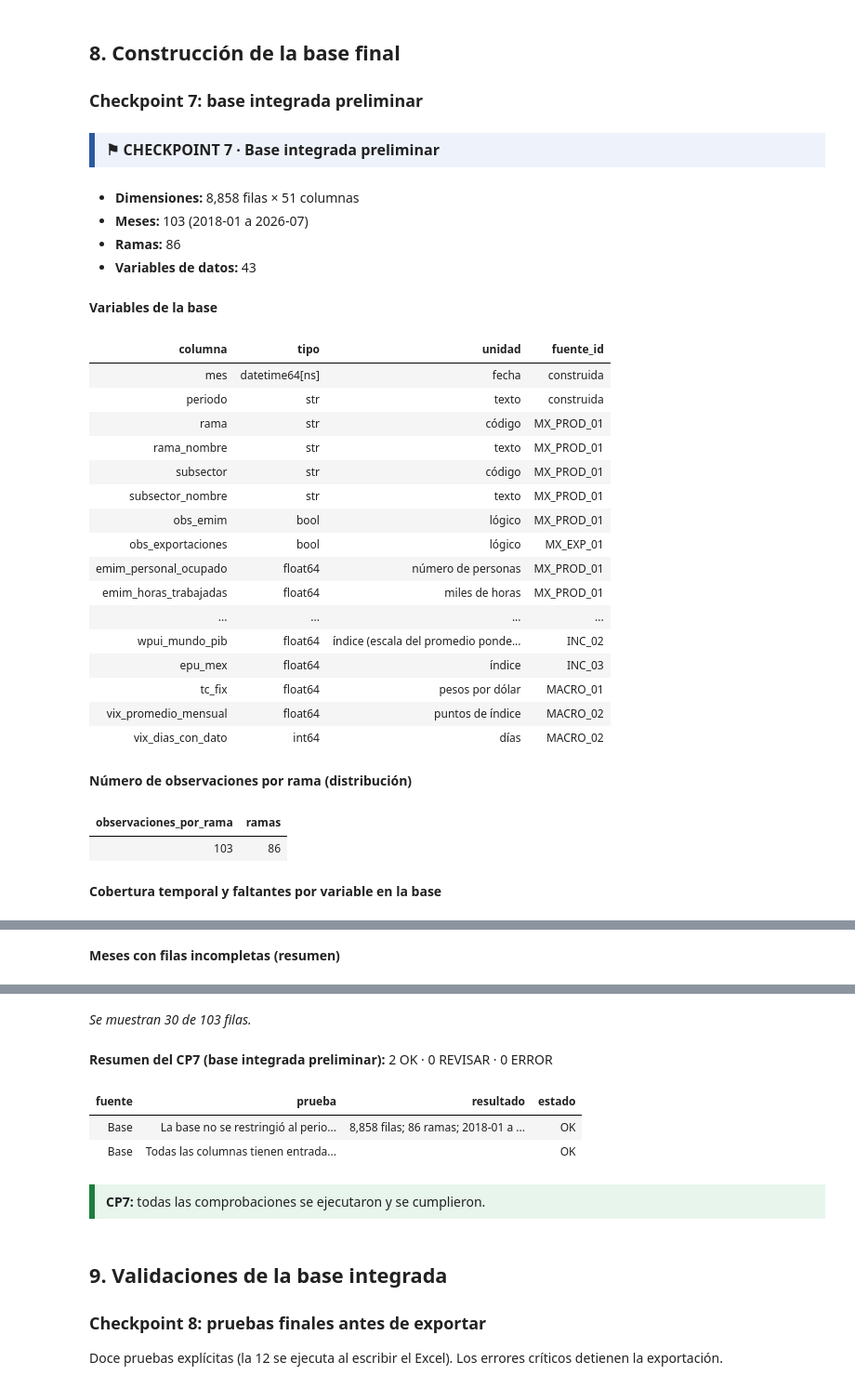
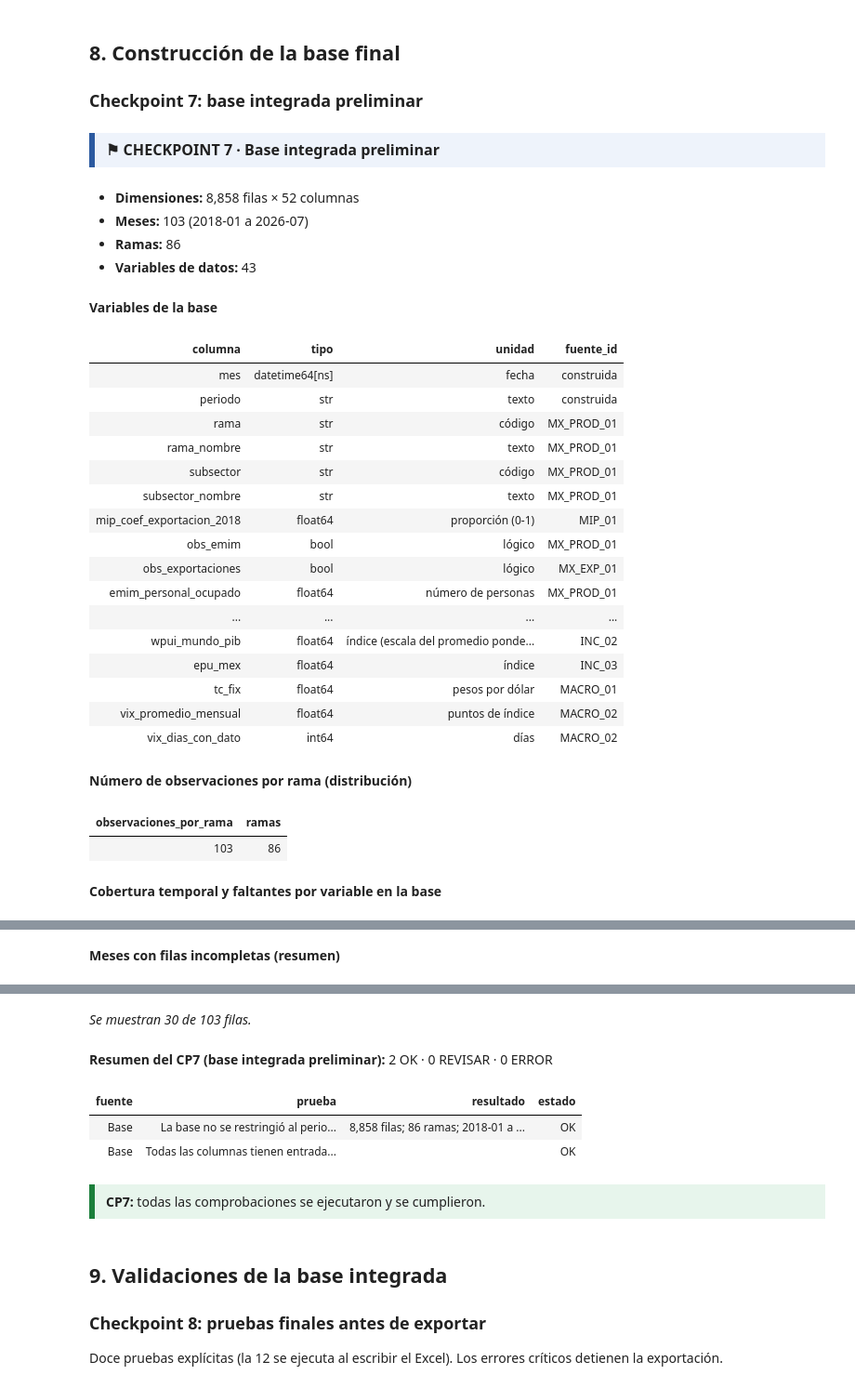
Before and after one commit to aabermejoq/Incertidumbre-Comercial, a Jupyter notebook: code/Python/01_preparacion_base_integrada.ipynb, the cells around one changed output, grey strips where cells are left out. Shown at 93% size. Drawn from its saved outputs; the diff is of its cells as text; code cells hidden in the pictures.

```diff
--- a/code/Python/01_preparacion_base_integrada.ipynb
+++ b/code/Python/01_preparacion_base_integrada.ipynb
@@ -405,6 +412,7 @@ fuentes = pd.DataFrame([
     ("CLAS_03", "data/raw/clasificadores/census_naics_2022_codigos.xlsx", "Códigos NAICS 2022 (Census)"),
     ("CLAS_04", "data/raw/clasificadores/census_concordancia_naics_2022_2017.xlsx", "Concordancia NAICS 2022 -> 2017 (Census)"),
     ("CLAS_05", "data/raw/clasificadores/census_concordancia_naics_2017_2012.xlsx", "Concordancia NAICS 2017 -> 2012 (Census)"),
+    ("MIP_01", "data/raw/mip/inegi_mip2018_coef_exportacion_rama.xlsx", "Coeficiente de exportación por rama, MIP 2018 (INEGI)"),
     ("DOC_CORR", "docs/correspondencia_rama_inpp.csv", "Correspondencia rama EMIM -> serie INPP del subsector"),
     ("DOC_INV", "docs/inventario_fuentes.csv", "Inventario de fuentes (huellas SHA-256)"),
 ], columns=["id", "ruta", "contenido"])
@@ -536,6 +544,7 @@ crudos["tc"] = leer_texto(ruta("MACRO_01"), 0)
 crudos["vix"] = leer_csv_texto(ruta("MACRO_02"))
 crudos["inpp"] = leer_texto(ruta("PRECIOS_01"), "INPP")
 crudos["corr"] = leer_csv_texto(ruta("DOC_CORR"))
+crudos["mip"] = leer_texto(ruta("MIP_01"), 0)
 tabla(pd.DataFrame([(k, *(v.shape if isinstance(v, pd.DataFrame) else (None, None)),
                      "hoja/archivo" if isinstance(v, pd.DataFrame) else f"{len(v)} hojas") for k, v in crudos.items()],
                    columns=["objeto", "filas", "columnas", "detalle"]), "Objetos leídos (lectura cruda, sin transformar)")
@@ -1489,0 +1504,21 @@ registrar("CP3", "DOC_CORR", "La serie INPP asignada corresponde al subsector de
+# %%
+mx = crudos["mip"]
+f_mip = np.flatnonzero((mx.c2.map(norm_txt) == "rama").to_numpy())
+exigir(len(f_mip) == 1 and norm_txt(mx.c3.iloc[f_mip[0]]) == "export", "MIP: no se encontró el encabezado 'Rama' / 'Export'.")
+dm = mx.iloc[f_mip[0] + 1:].dropna(subset=["c1"])
+mip = pd.DataFrame({"rama": dm.c1.str.strip().str.replace(r"\.0+$", "", regex=True),
+                    "rama_mip": dm.c2.str.strip(),
+                    "mip_coef_exportacion_2018": convertir_num(dm.c3, "MIP_01", "Export")}).reset_index(drop=True)
+mip["nombre_mip"] = mip.rama_mip.str.split("-", n=1).str[1].str.strip()
+validar_llave(mip, ["rama"], "MIP_01", "CP3")
+registrar("CP3", "MIP_01", "Cubre exactamente las ramas de la EMIM", set(mip.rama) == set(emim_rama.rama),
+          f"{mip.rama.nunique()} ramas; solo en MIP: {sorted(set(mip.rama) - set(emim_rama.rama))}; solo en EMIM: {sorted(set(emim_rama.rama) - set(mip.rama))}")
+nm = mip.merge(nombres_rama, on="rama", how="left")
+registrar("CP3", "MIP_01", "Nombres de rama iguales a los de la EMIM", (nm.nombre_mip.map(norm_txt) == nm.rama_nombre.map(norm_txt)).all(),
+          f"{(nm.nombre_mip.map(norm_txt) != nm.rama_nombre.map(norm_txt)).sum()} ramas con nombre distinto")
+registrar("CP3", "MIP_01", "Coeficiente entre 0 y 1, sin faltantes", mip.mip_coef_exportacion_2018.between(0, 1).all(),
+          f"Mínimo {mip.mip_coef_exportacion_2018.min():.4f}, mediana {mip.mip_coef_exportacion_2018.median():.4f}, máximo {mip.mip_coef_exportacion_2018.max():.4f}")
+resumir_limpieza("MIP_01", "mip", len(mx), mip[["rama", "mip_coef_exportacion_2018"]], ["rama"], "(sin nombre), Rama, Export",
+                 "Se retira la fila de encabezado; un valor por rama.")
+tabla(mip.sort_values("mip_coef_exportacion_2018", ascending=False)[["rama", "nombre_mip", "mip_coef_exportacion_2018"]],
+      "Coeficiente de exportación MIP 2018 por rama (de mayor a menor)", max_filas=100)
@@ -1941,6 +1996,8 @@ def pieza(nombre, fuente_id, llave, datos, cobertura):
 
 piezas["atributos"] = pieza("Atributos de la rama (EMIM)", "MX_PROD_01", ["rama"],
                             ramas_emim.assign(subsector=lambda d: d.rama.str[:3]).merge(subsectores_emim, on="subsector", how="left", validate="many_to_one"), "México")
+piezas["exposicion"] = pieza("Exposición: coeficiente de exportación MIP 2018 (D9)", "MIP_01", ["rama"],
+                             mip[["rama", "mip_coef_exportacion_2018"]], "México (todos los destinos)")
 piezas["emim"] = pieza("EMIM", "MX_PROD_01", ["mes", "rama"], emim_rama, "México")
 piezas["expo"] = pieza("Exportaciones", "MX_EXP_01", ["mes", "rama"], expo_rama, "México")
 if decisiones["aranceles_por_codigo_identico"]:
@@ -2224,7 +2285,7 @@ CP6B: todas las comprobaciones se ejecutaron y se cumplieron.
 titulo_checkpoint("CHECKPOINT 7 · Base integrada preliminar")
 base["periodo"] = base.mes.dt.strftime("%Y-%m")
 pref = lambda r: [c for c in base.columns if re.match(r, c)]
-orden_cols = (["mes", "periodo", "rama", "rama_nombre", "subsector", "subsector_nombre"] + pref(r"^obs_") + pref(r"^emim_") + pref(r"^inpp_")
+orden_cols = (["mes", "periodo", "rama", "rama_nombre", "subsector", "subsector_nombre"] + pref(r"^mip_") + pref(r"^obs_") + pref(r"^emim_") + pref(r"^inpp_")
               + pref(r"^expo_") + pref(r"^eeuu_imp_mx_") + pref(r"^eeuu_ip_") + pref(r"^tpu") + pref(r"^(wui|wtui|wpui)_")
               + pref(r"^epu_") + pref(r"^tc_") + pref(r"^vix_"))
 exigir(sorted(orden_cols) == sorted(base.columns) and len(set(orden_cols)) == len(orden_cols),
@@ -2239,6 +2300,7 @@ dicc = [
     ("rama_nombre", "Nombre de la rama según la EMIM", "texto", "—", "atributo de rama", "México", "MX_PROD_01", "Tabulado: Sector SCIAN (nombre)", "—"),
     ("subsector", "Subsector SCIAN (3 primeros dígitos de la rama)", "código", "—", "atributo de rama", "México", "MX_PROD_01", "—", "Primeros 3 dígitos de rama"),
     ("subsector_nombre", "Nombre del subsector según la EMIM", "texto", "—", "atributo de rama", "México", "MX_PROD_01", "Tabulado: filas de subsector", "—"),
+    ("mip_coef_exportacion_2018", "Coeficiente de exportación de la rama en 2018 (exportaciones / producción bruta), medida de exposición (D9)", "proporción (0-1)", "anual (2018), fijo en el tiempo", "atributo de rama", "México (todos los destinos)", "MIP_01", "TABLA: Export", "Ninguna"),
     ("obs_emim", "TRUE si la combinación mes-rama existe en la EMIM", "lógico", "—", "mes-rama", "—", "MX_PROD_01", "—", "Indicador de cobertura"),
     ("obs_exportaciones", "TRUE si la combinación mes-rama existe en las exportaciones", "lógico", "—", "mes-rama", "—", "MX_EXP_01", "—", "Indicador de cobertura"),
     ("obs_census", "TRUE si la combinación mes-rama existe en el Census", "lógico", "—", "mes-rama", "—", "MX_ARAN_01", "—", "Indicador de cobertura"),
@@ -2294,45 +2356,45 @@ diccionario = diccionario[diccionario.variable.isin(base.columns)].copy()
 diccionario["archivo_original"] = diccionario.fuente_id.map(lambda f: " + ".join(fuentes.ruta[fuentes.id.isin(f.split(" + "))]))
 diccionario = diccionario.set_index("variable").loc[list(base.columns)].reset_index()
 
-id_cols = ["mes", "periodo", "rama", "rama_nombre", "subsector", "subsector_nombre"]
+id_cols = ["mes", "periodo", "rama", "rama_nombre", "subsector", "subsector_nombre", "mip_coef_exportacion_2018"]
 vars_datos = [c for c in base.columns if c not in id_cols and not c.startswith("obs_")]
 display(Markdown(f"- **Dimensiones:** {base.shape[0]:,} filas × {base.shape[1]} columnas\n- **Meses:** {base.mes.nunique()} ({rango_txt(base.mes)})\n"
                  f"- **Ramas:** {base.rama.nunique()}\n- **Variables de datos:** {len(vars_datos)}"))
 tabla(pd.DataFrame({"columna": base.columns, "tipo": [str(t) for t in base.dtypes]}).merge(
       diccionario[["variable", "unidad", "fuente_id"]], left_on="columna", right_on="variable", how="left").drop(columns="variable"),
       "Variables de la base", max_filas=200)
 tabla(base.groupby("rama").size().value_counts().rename_axis("observaciones_por_rama").reset_index(name="ramas"), "Número de observaciones por rama (distribución)")
 cobertura_var = pd.DataFrame([dict(variable=v, primer_mes=base.mes[base[v].notna()].min(), ultimo_mes=base.mes[base[v].notna()].max(),
                                    ramas_con_dato=base.rama[base[v].notna()].nunique(), no_faltantes=int(base[v].notna().sum()),
                                    faltantes=int(base[v].isna().sum()), pct_faltantes=round(100 * base[v].isna().mean(), 2)) for v in vars_datos])
 tabla(cobertura_var, "Cobertura temporal y faltantes por variable en la base", max_filas=200)
 inc = base.assign(n_falt=base[vars_datos].isna().sum(axis=1)).groupby("periodo").agg(filas=("rama", "size"),
       filas_incompletas=("n_falt", lambda s: int((s > 0).sum())), faltantes_promedio=("n_falt", "mean")).reset_index()
 tabla(inc[inc.filas_incompletas > 0], "Meses con filas incompletas (resumen)", max_filas=30)
 registrar("CP7", "Base", "La base no se restringió al periodo común ni se balanceó (filas = universo de llaves; rango = el de las fuentes del universo)",
           len(base) == len(llaves) and base.mes.min() == min(d.mes.min() for d in fuentes_llave.values())
           and base.mes.max() == max(d.mes.max() for d in fuentes_llave.values()),
           f"{len(base):,} filas; {base.rama.nunique()} ramas; {rango_txt(base.mes)}; ninguna fila se eliminó por faltantes")
 registrar("CP7", "Base", "Todas las columnas tienen entrada en el diccionario", set(diccionario.variable) == set(base.columns), "")
 cerrar_checkpoint("CP7", "base integrada preliminar")
 # %% [output]
 ⚑ CHECKPOINT 7 · Base integrada preliminar
-- **Dimensiones:** 8,858 filas × 51 columnas
+- **Dimensiones:** 8,858 filas × 52 columnas
 - **Meses:** 103 (2018-01 a 2026-07)
 - **Ramas:** 86
 - **Variables de datos:** 43
 **Variables de la base**
 | columna | tipo | unidad | fuente_id |
 | mes | datetime64[ns] | fecha | construida |
 | periodo | str | texto | construida |
 | rama | str | código | MX_PROD_01 |
 | rama_nombre | str | texto | MX_PROD_01 |
 | subsector | str | código | MX_PROD_01 |
 | subsector_nombre | str | texto | MX_PROD_01 |
+| mip_coef_exportacion_2018 | float64 | proporción (0-1) | MIP_01 |
 | obs_emim | bool | lógico | MX_PROD_01 |
 | obs_exportaciones | bool | lógico | MX_EXP_01 |
 | emim_personal_ocupado | float64 | número de personas | MX_PROD_01 |
-| emim_horas_trabajadas | float64 | miles de horas | MX_PROD_01 |
 | ... | ... | ... | ... |
 | wpui_mundo_pib | float64 | índice (escala del promedio ponde... | INC_02 |
 | epu_mex | float64 | índice | INC_03 |
```
Also changed, not shown: parts of 16 cells of this notebook, 3 other files.
